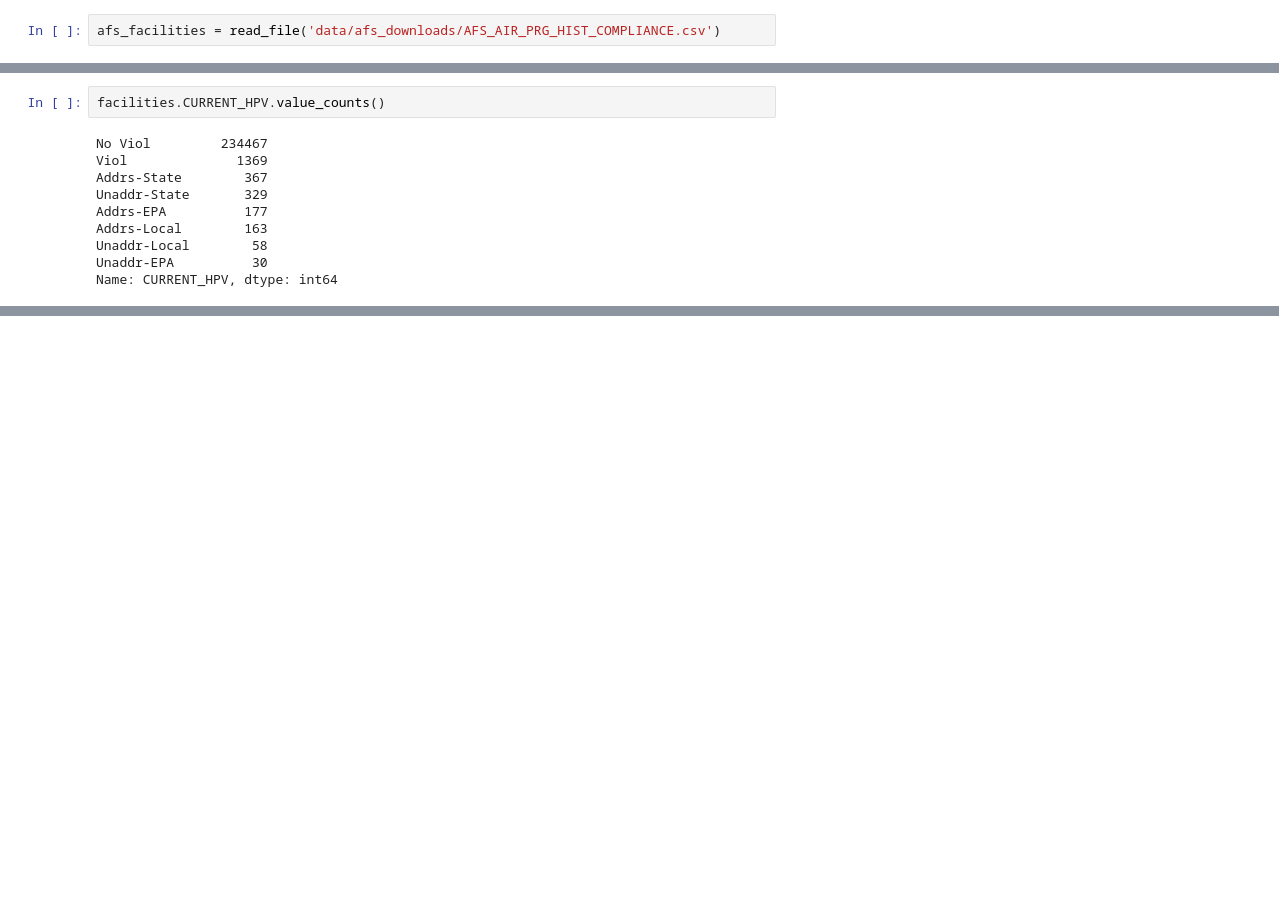
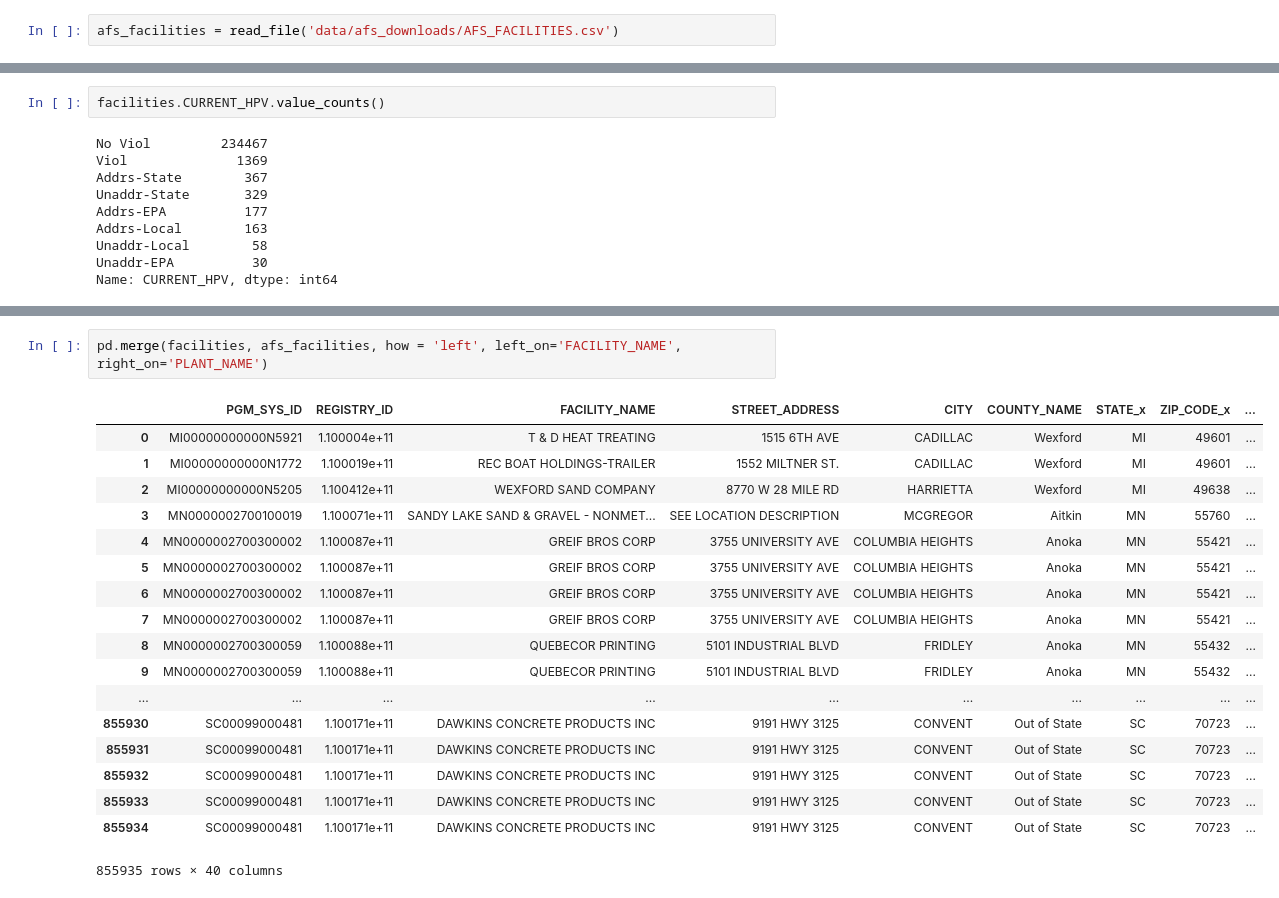
Before and after one commit to Aycrazy/ML_Project, a Jupyter notebook: ICIS_explore_2.ipynb, the cells around one changed output, grey strips where cells are left out. Drawn from its saved outputs; the diff is of its cells as text; blank space fills up the shorter version.

Commit message:
not all but a lot of facilities match between afs and ICIS

```diff
--- a/ICIS_explore_2.ipynb
+++ b/ICIS_explore_2.ipynb
@@ -220,7 +220,7 @@ Index(['PLANT_ID', 'AFS_ID', 'PLANT_NAME', 'EPA_REGION',
 # %%
 afs_facilities = read_file('data/afs_downloads/AFS_FACILITIES.csv')
 # %%
-afs_facilities = read_file('data/afs_downloads/AFS_AIR_PRG_HIST_COMPLIANCE.csv')
+afs_facilities = read_file('data/afs_downloads/AFS_FACILITIES.csv')
 # %%
 afs_facilities.columns
 # %% [output]
@@ -480,0 +577,21 @@ Name: CURRENT_HPV, dtype: int64
+# %%
+pd.merge(facilities, afs_facilities, how = 'left', left_on='FACILITY_NAME', right_on='PLANT_NAME')
+# %% [output]
+|  | PGM_SYS_ID | REGISTRY_ID | FACILITY_NAME | STREET_ADDRESS | CITY | COUNTY_NAME | STATE_x | ZIP_CODE_x | ... |
+| 0 | MI00000000000N5921 | 1.100004e+11 | T & D HEAT TREATING | 1515 6TH AVE | CADILLAC | Wexford | MI | 49601 | ... |
+| 1 | MI00000000000N1772 | 1.100019e+11 | REC BOAT HOLDINGS-TRAILER | 1552 MILTNER ST. | CADILLAC | Wexford | MI | 49601 | ... |
+| 2 | MI00000000000N5205 | 1.100412e+11 | WEXFORD SAND COMPANY | 8770 W 28 MILE RD | HARRIETTA | Wexford | MI | 49638 | ... |
+| 3 | MN0000002700100019 | 1.100071e+11 | SANDY LAKE SAND & GRAVEL - NONMET... | SEE LOCATION DESCRIPTION | MCGREGOR | Aitkin | MN | 55760 | ... |
+| 4 | MN0000002700300002 | 1.100087e+11 | GREIF BROS CORP | 3755 UNIVERSITY AVE | COLUMBIA HEIGHTS | Anoka | MN | 55421 | ... |
+| 5 | MN0000002700300002 | 1.100087e+11 | GREIF BROS CORP | 3755 UNIVERSITY AVE | COLUMBIA HEIGHTS | Anoka | MN | 55421 | ... |
+| 6 | MN0000002700300002 | 1.100087e+11 | GREIF BROS CORP | 3755 UNIVERSITY AVE | COLUMBIA HEIGHTS | Anoka | MN | 55421 | ... |
+| 7 | MN0000002700300002 | 1.100087e+11 | GREIF BROS CORP | 3755 UNIVERSITY AVE | COLUMBIA HEIGHTS | Anoka | MN | 55421 | ... |
+| 8 | MN0000002700300059 | 1.100088e+11 | QUEBECOR PRINTING | 5101 INDUSTRIAL BLVD | FRIDLEY | Anoka | MN | 55432 | ... |
+| 9 | MN0000002700300059 | 1.100088e+11 | QUEBECOR PRINTING | 5101 INDUSTRIAL BLVD | FRIDLEY | Anoka | MN | 55432 | ... |
+| ... | ... | ... | ... | ... | ... | ... | ... | ... | ... |
+| 855930 | SC00099000481 | 1.100171e+11 | DAWKINS CONCRETE PRODUCTS INC | 9191 HWY 3125 | CONVENT | Out of State | SC | 70723 | ... |
+| 855931 | SC00099000481 | 1.100171e+11 | DAWKINS CONCRETE PRODUCTS INC | 9191 HWY 3125 | CONVENT | Out of State | SC | 70723 | ... |
+| 855932 | SC00099000481 | 1.100171e+11 | DAWKINS CONCRETE PRODUCTS INC | 9191 HWY 3125 | CONVENT | Out of State | SC | 70723 | ... |
+| 855933 | SC00099000481 | 1.100171e+11 | DAWKINS CONCRETE PRODUCTS INC | 9191 HWY 3125 | CONVENT | Out of State | SC | 70723 | ... |
+| 855934 | SC00099000481 | 1.100171e+11 | DAWKINS CONCRETE PRODUCTS INC | 9191 HWY 3125 | CONVENT | Out of State | SC | 70723 | ... |
+855935 rows × 40 columns
```
Also changed, not shown: parts of 12 cells of this notebook.
